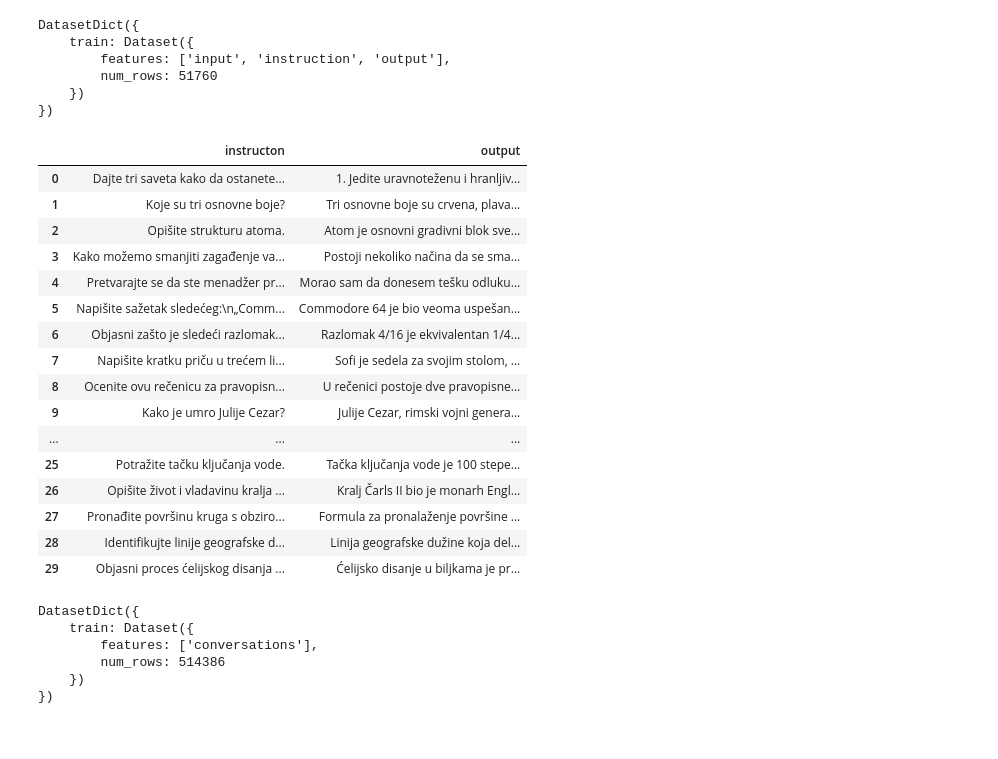
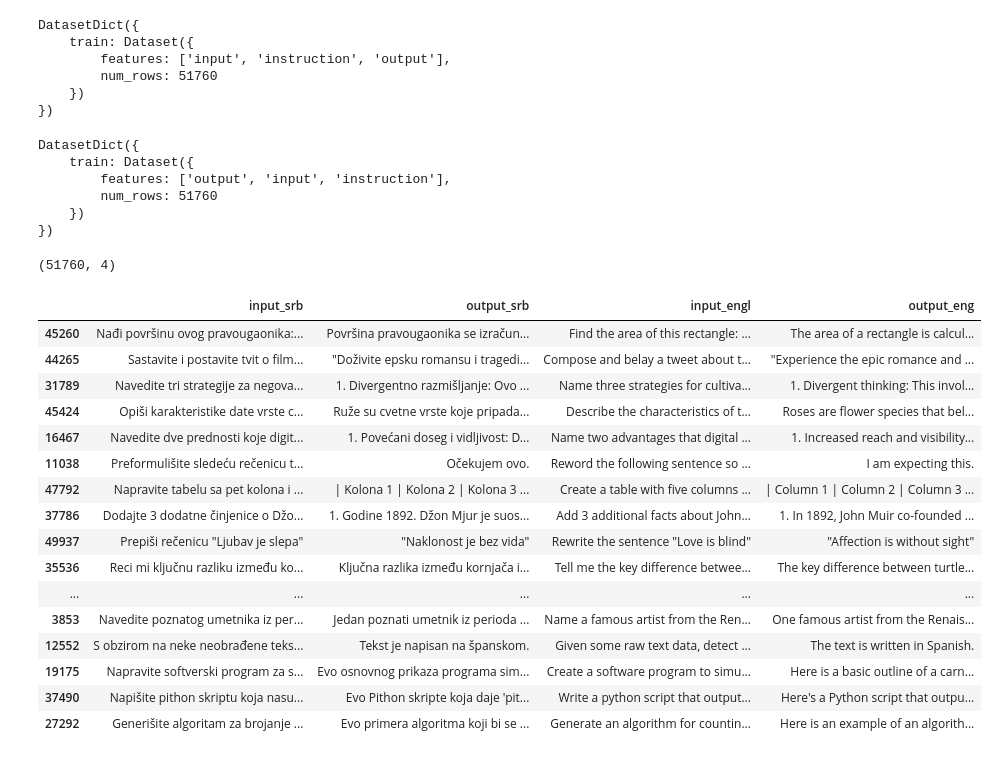
Before and after one commit to smartcat-labs/SRBedding, a Jupyter notebook: training_dataset/notebooks/hf_datasets.ipynb, the cells around one changed output. Saved outputs shown, nothing was run; the diff lists cells and outputs as text; code cells hidden in the pictures.

```diff
--- a/training_dataset/notebooks/hf_datasets.ipynb
+++ b/training_dataset/notebooks/hf_datasets.ipynb
@@ -6,6 +13,6 @@ sys.path.append("..")
 # %%
-ds_alpaca = load_dataset("datatab/alpaca-cleaned-serbian-full")
-ds_alpaca
+ds_alpaca_srb = load_dataset("datatab/alpaca-cleaned-serbian-full")
+ds_alpaca_srb
 # %% [output]
 DatasetDict({
     train: Dataset({
@@ -13,32 +20,27 @@ DatasetDict({
         num_rows: 51760
     })
 })
+# %%
+ds_alplaca_eng = load_dataset("yahma/alpaca-cleaned")
+ds_alplaca_eng
+# %% [output]
+DatasetDict({
+    train: Dataset({
+        features: ['output', 'input', 'instruction'],
+        num_rows: 51760
+    })
+})
 # %%
 # input_user = ds_alpaca['train']['input']
-instruction = ds_alpaca['train']['instruction']
-output = ds_alpaca['train']['output']
+instruction_srb = ds_alpaca_srb['train']['instruction']
+output_srb = ds_alpaca_srb['train']['output']
+
+instruction_eng = ds_alplaca_eng['train']['instruction']
+output_eng = ds_alplaca_eng['train']['output']
 
 df = pd.DataFrame({
                 #    "input" : input_user,
-                   "instructon" : instruction,
-                   "output" : output})
+                   "input_srb" : instruction_srb,
+                   "output_srb" : output_srb,
+                   "input_engl": instruction_eng,
+                   "output_eng": output_eng})
-# %%
-df.head(30)
-# %% [output]
-|  | instructon | output |
-| 0 | Dajte tri saveta kako da ostanete... | 1. Jedite uravnoteženu i hranljiv... |
-| 1 | Koje su tri osnovne boje? | Tri osnovne boje su crvena, plava... |
-| 2 | Opišite strukturu atoma. | Atom je osnovni gradivni blok sve... |
-| 3 | Kako možemo smanjiti zagađenje va... | Postoji nekoliko načina da se sma... |
-| 4 | Pretvarajte se da ste menadžer pr... | Morao sam da donesem tešku odluku... |
-| 5 | Napišite sažetak sledećeg:\n„Comm... | Commodore 64 je bio veoma uspešan... |
-| 6 | Objasni zašto je sledeći razlomak... | Razlomak 4/16 je ekvivalentan 1/4... |
-| 7 | Napišite kratku priču u trećem li... | Sofi je sedela za svojim stolom, ... |
-| 8 | Ocenite ovu rečenicu za pravopisn... | U rečenici postoje dve pravopisne... |
-| 9 | Kako je umro Julije Cezar? | Julije Cezar, rimski vojni genera... |
-| ... | ... | ... |
-| 25 | Potražite tačku ključanja vode. | Tačka ključanja vode je 100 stepe... |
-| 26 | Opišite život i vladavinu kralja ... | Kralj Čarls II bio je monarh Engl... |
-| 27 | Pronađite površinu kruga s obziro... | Formula za pronalaženje površine ... |
-| 28 | Identifikujte linije geografske d... | Linija geografske dužine koja del... |
-| 29 | Objasni proces ćelijskog disanja ... | Ćelijsko disanje u biljkama je pr... |
@@ -47,9 +47,24 @@ ds_orca = load_dataset("datatab/open-orca-slim-serbian")
-# %%
-ds_orca
-# %% [output]
-DatasetDict({
-    train: Dataset({
-        features: ['conversations'],
-        num_rows: 514386
-    })
-})
+# %%
+df.shape
+# %% [output]
+(51760, 4)
+# %%
+df.sample(20)
+# %% [output]
+|  | input_srb | output_srb | input_engl | output_eng |
+| 45260 | Nađi površinu ovog pravougaonika:... | Površina pravougaonika se izračun... | Find the area of this rectangle: ... | The area of a rectangle is calcul... |
+| 44265 | Sastavite i postavite tvit o film... | "Doživite epsku romansu i tragedi... | Compose and belay a tweet about t... | "Experience the epic romance and ... |
+| 31789 | Navedite tri strategije za negova... | 1. Divergentno razmišljanje: Ovo ... | Name three strategies for cultiva... | 1. Divergent thinking: This invol... |
+| 45424 | Opiši karakteristike date vrste c... | Ruže su cvetne vrste koje pripada... | Describe the characteristics of t... | Roses are flower species that bel... |
+| 16467 | Navedite dve prednosti koje digit... | 1. Povećani doseg i vidljivost: D... | Name two advantages that digital ... | 1. Increased reach and visibility... |
+| 11038 | Preformulišite sledeću rečenicu t... | Očekujem ovo. | Reword the following sentence so ... | I am expecting this. |
+| 47792 | Napravite tabelu sa pet kolona i ... | | Kolona 1 | Kolona 2 | Kolona 3 ... | Create a table with five columns ... | | Column 1 | Column 2 | Column 3 ... |
+| 37786 | Dodajte 3 dodatne činjenice o Džo... | 1. Godine 1892. Džon Mjur je suos... | Add 3 additional facts about John... | 1. In 1892, John Muir co-founded ... |
+| 49937 | Prepiši rečenicu "Ljubav je slepa" | "Naklonost je bez vida" | Rewrite the sentence "Love is blind" | "Affection is without sight" |
+| 35536 | Reci mi ključnu razliku između ko... | Ključna razlika između kornjača i... | Tell me the key difference betwee... | The key difference between turtle... |
+| ... | ... | ... | ... | ... |
+| 3853 | Navedite poznatog umetnika iz per... | Jedan poznati umetnik iz perioda ... | Name a famous artist from the Ren... | One famous artist from the Renais... |
+| 12552 | S obzirom na neke neobrađene teks... | Tekst je napisan na španskom. | Given some raw text data, detect ... | The text is written in Spanish. |
+| 19175 | Napravite softverski program za s... | Evo osnovnog prikaza programa sim... | Create a software program to simu... | Here is a basic outline of a carn... |
+| 37490 | Napišite pithon skriptu koja nasu... | Evo Pithon skripte koja daje 'pit... | Write a python script that output... | Here's a Python script that outpu... |
+| 27292 | Generišite algoritam za brojanje ... | Evo primera algoritma koji bi se ... | Generate an algorithm for countin... | Here is an example of an algorith... |
```
Also changed, not shown: parts of 35 cells of this notebook, 4 other files.
